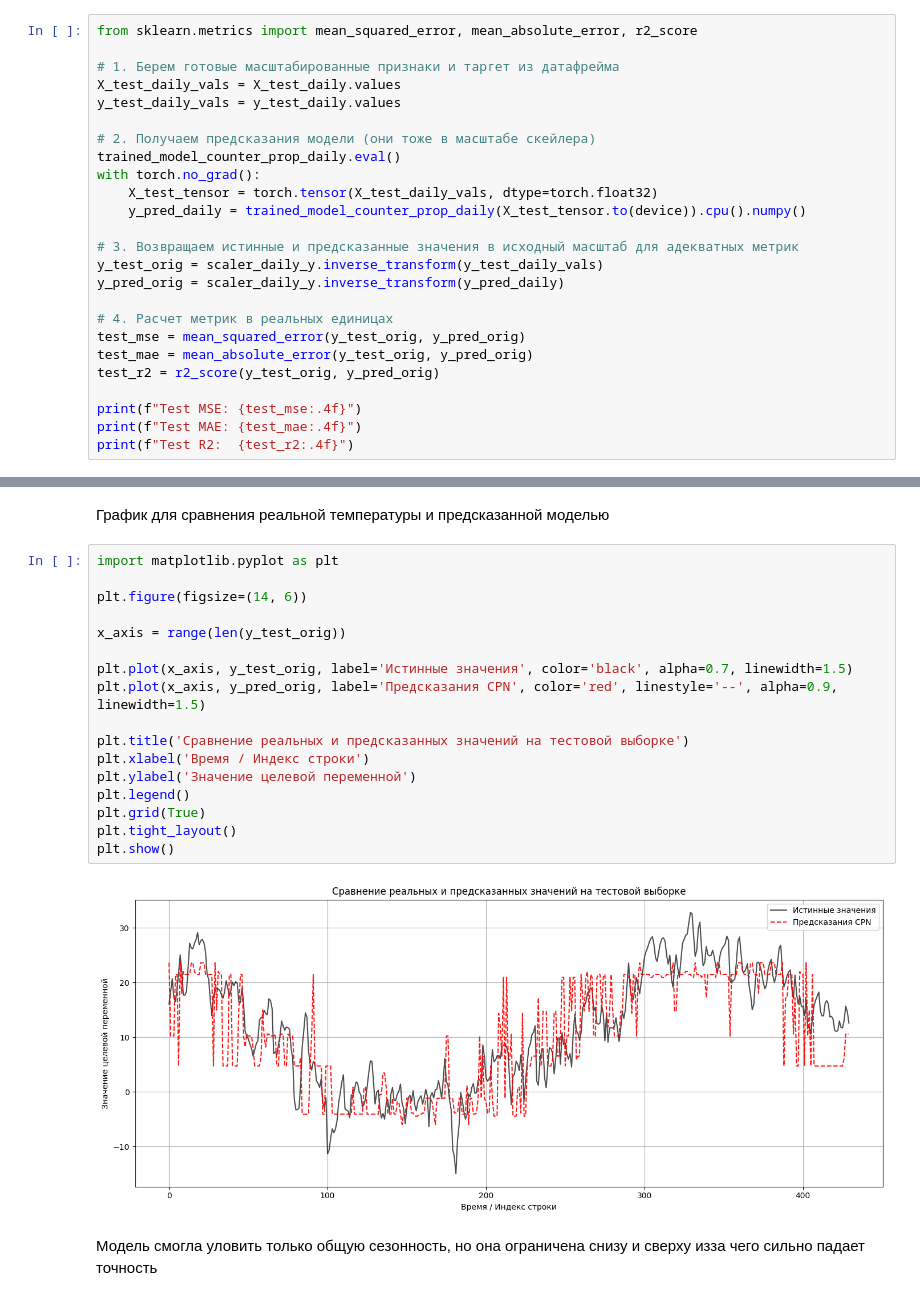
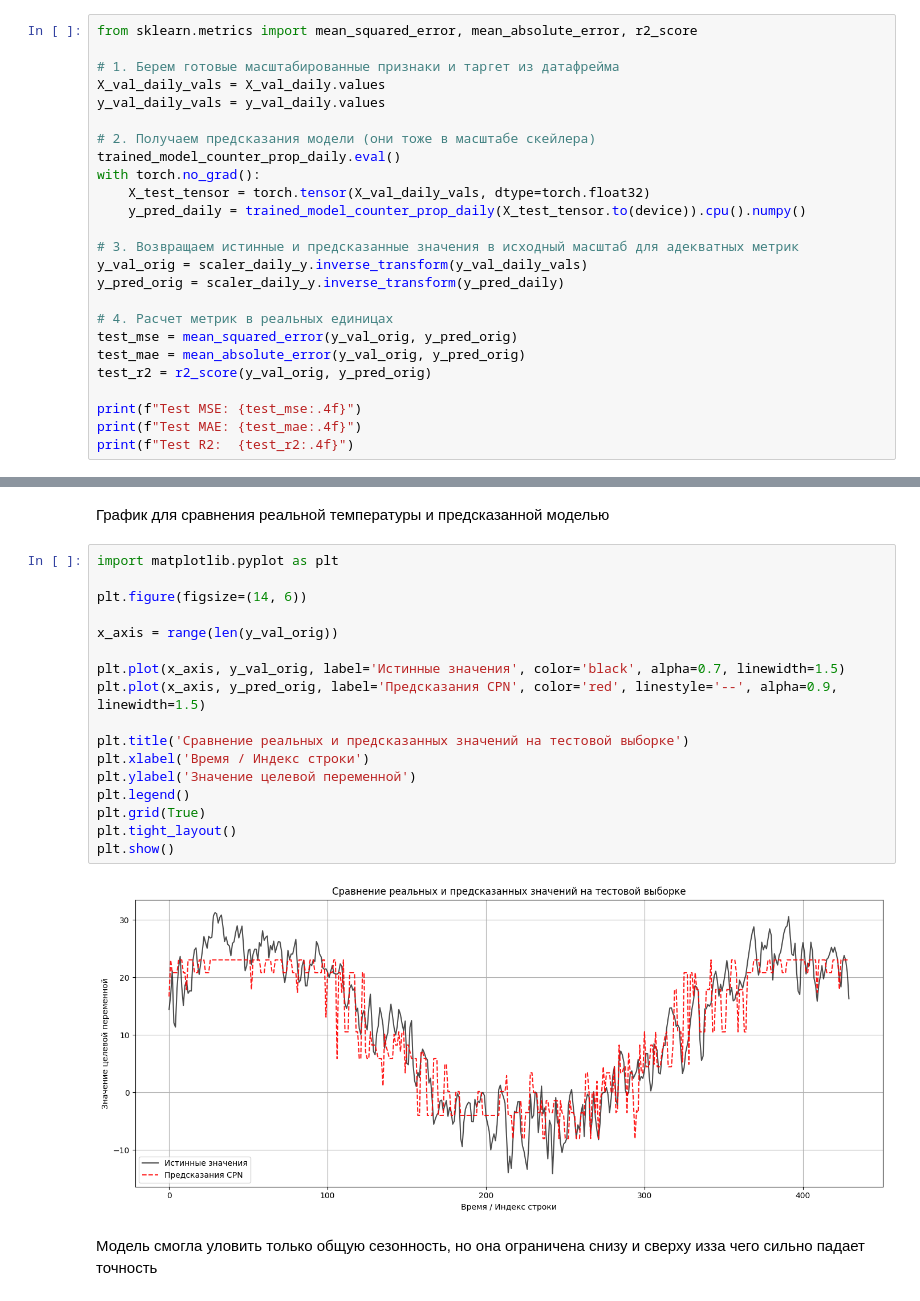
Before and after one commit to sergeydorof/neural_networks_labs, a Jupyter notebook: lab2/nn_lab2_models.ipynb, the cells around one changed output, grey strips where cells are left out. Drawn from its saved outputs; the diff is of its cells as text.

```diff
--- a/lab2/nn_lab2_models.ipynb
+++ b/lab2/nn_lab2_models.ipynb
@@ -158,23 +160,23 @@ trained_model_counter_prop_daily, train_hist, val_hist = train_model(
 from sklearn.metrics import mean_squared_error, mean_absolute_error, r2_score
 
 # 1. Берем готовые масштабированные признаки и таргет из датафрейма
-X_test_daily_vals = X_test_daily.values
-y_test_daily_vals = y_test_daily.values
+X_val_daily_vals = X_val_daily.values
+y_val_daily_vals = y_val_daily.values
 
 # 2. Получаем предсказания модели (они тоже в масштабе скейлера)
 trained_model_counter_prop_daily.eval()
 with torch.no_grad():
-    X_test_tensor = torch.tensor(X_test_daily_vals, dtype=torch.float32)
+    X_test_tensor = torch.tensor(X_val_daily_vals, dtype=torch.float32)
     y_pred_daily = trained_model_counter_prop_daily(X_test_tensor.to(device)).cpu().numpy()
 
 # 3. Возвращаем истинные и предсказанные значения в исходный масштаб для адекватных метрик
-y_test_orig = scaler_daily_y.inverse_transform(y_test_daily_vals)
+y_val_orig = scaler_daily_y.inverse_transform(y_val_daily_vals)
 y_pred_orig = scaler_daily_y.inverse_transform(y_pred_daily)
 
 # 4. Расчет метрик в реальных единицах
-test_mse = mean_squared_error(y_test_orig, y_pred_orig)
-test_mae = mean_absolute_error(y_test_orig, y_pred_orig)
-test_r2 = r2_score(y_test_orig, y_pred_orig)
+test_mse = mean_squared_error(y_val_orig, y_pred_orig)
+test_mae = mean_absolute_error(y_val_orig, y_pred_orig)
+test_r2 = r2_score(y_val_orig, y_pred_orig)
 
 print(f"Test MSE: {test_mse:.4f}")
 print(f"Test MAE: {test_mae:.4f}")
@@ -188,22 +190,22 @@ Test R2:  0.6176
 # %%
 import matplotlib.pyplot as plt
 
 plt.figure(figsize=(14, 6))
 
-x_axis = range(len(y_test_orig))
+x_axis = range(len(y_val_orig))
 
-plt.plot(x_axis, y_test_orig, label='Истинные значения', color='black', alpha=0.7, linewidth=1.5)
+plt.plot(x_axis, y_val_orig, label='Истинные значения', color='black', alpha=0.7, linewidth=1.5)
 plt.plot(x_axis, y_pred_orig, label='Предсказания CPN', color='red', linestyle='--', alpha=0.9, linewidth=1.5)
 
 plt.title('Сравнение реальных и предсказанных значений на тестовой выборке')
 plt.xlabel('Время / Индекс строки')
 plt.ylabel('Значение целевой переменной')
 plt.legend()
 plt.grid(True)
 plt.tight_layout()
 plt.show()
 # %% [output]
-[figure, old version]
+[figure, new version]
 # %% [markdown]
 Модель смогла уловить только общую сезонность, но она ограничена снизу и сверху изза чего сильно падает точность
 # %% [markdown]
```
Also changed, not shown: parts of 26 cells of this notebook.
